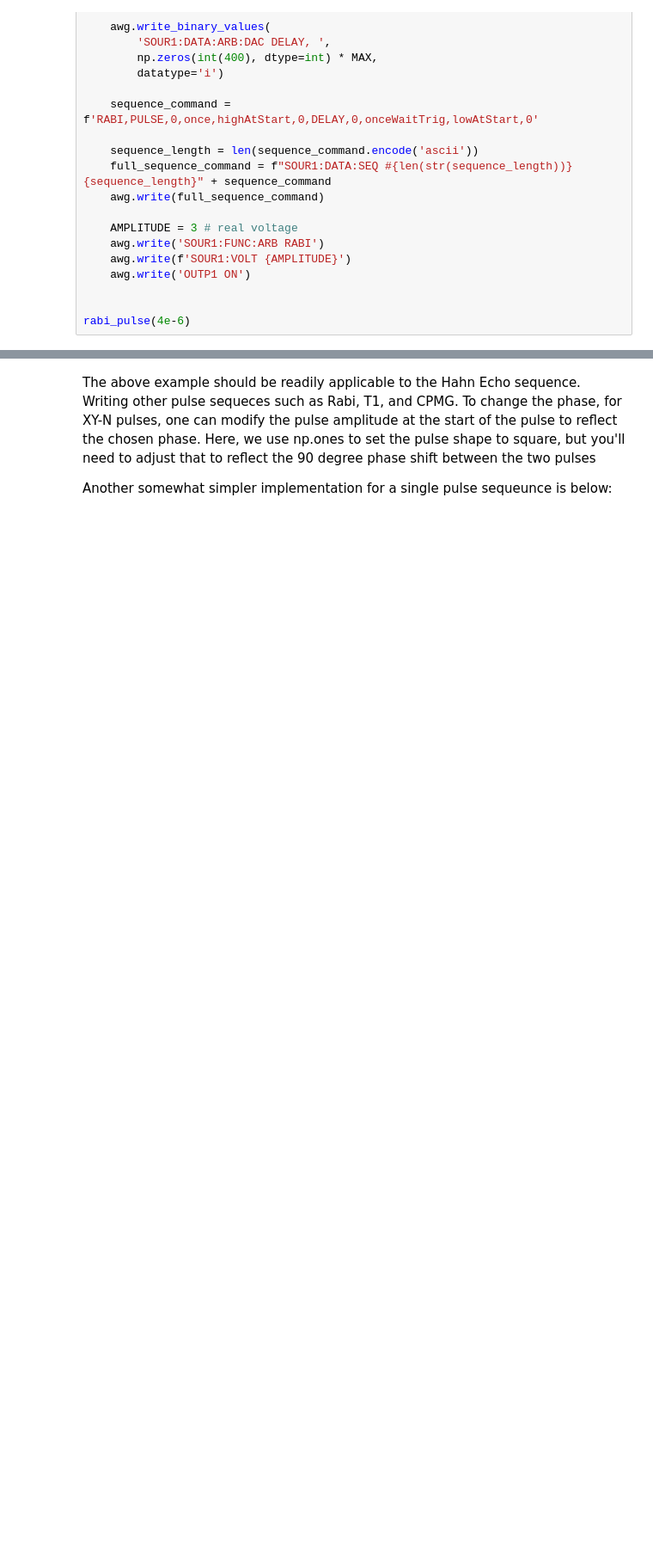
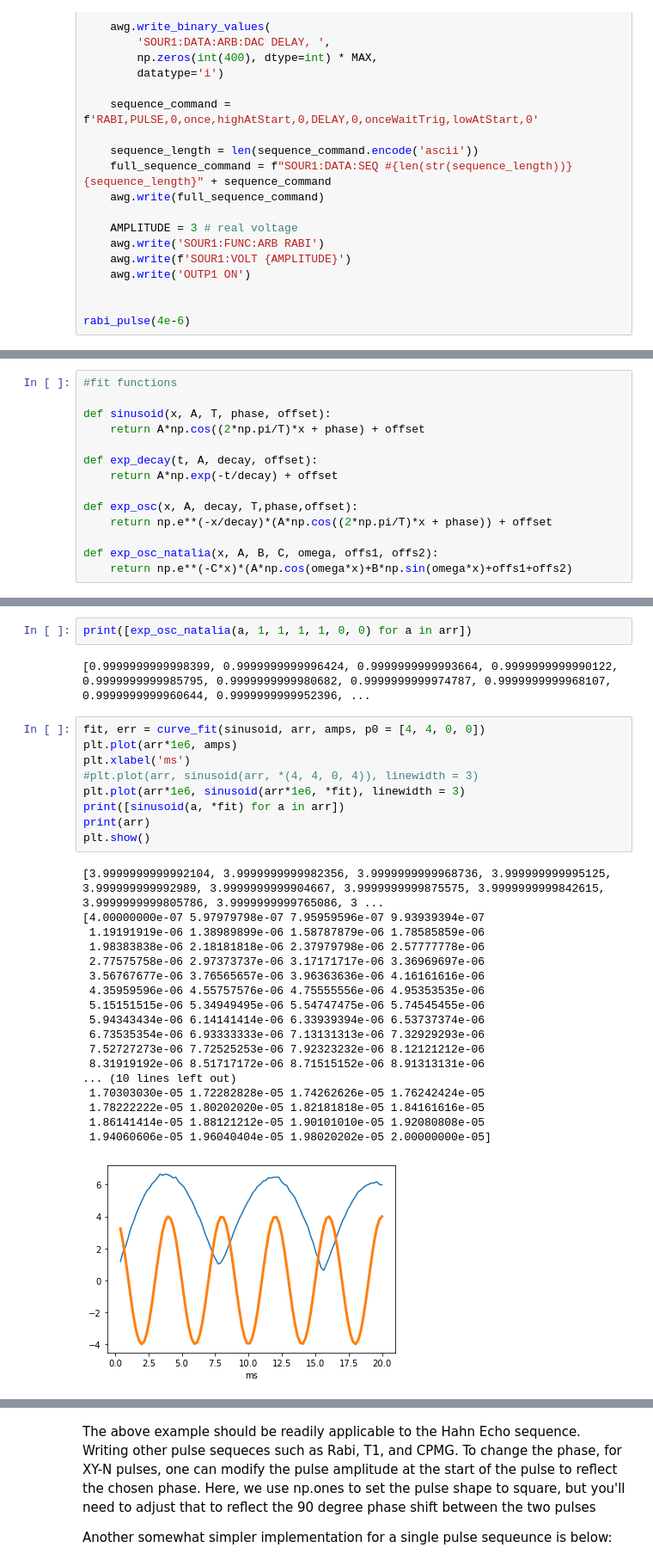
Before and after one commit to 314152718/NMR, a Jupyter notebook: NMR_SampleCode_New.ipynb, the cells around one changed output, grey strips where cells are left out. Shown: that part at 86% size. Drawn from its saved outputs; the diff is of its cells as text; blank space fills up the shorter version.

```diff
--- a/NMR_SampleCode_New.ipynb
+++ b/NMR_SampleCode_New.ipynb
@@ -248,0 +255,14 @@ KeyboardInterrupt:
+# %%
+#fit functions
+
+def sinusoid(x, A, T, phase, offset):
+    return A*np.cos((2*np.pi/T)*x + phase) + offset
+
+def exp_decay(t, A, decay, offset):
+    return A*np.exp(-t/decay) + offset
+
+def exp_osc(x, A, decay, T,phase,offset):
+    return np.e**(-x/decay)*(A*np.cos((2*np.pi/T)*x + phase)) + offset
+
+def exp_osc_natalia(x, A, B, C, omega, offs1, offs2):
+    return np.e**(-C*x)*(A*np.cos(omega*x)+B*np.sin(omega*x)+offs1+offs2)
@@ -248,0 +273,32 @@ KeyboardInterrupt:
+# %%
+print([exp_osc_natalia(a, 1, 1, 1, 1, 0, 0) for a in arr])
+# %% [output]
+[0.9999999999998399, 0.9999999999996424, 0.9999999999993664, 0.9999999999990122, 0.9999999999985795, 0.9999999999980682, 0.9999999999974787, 0.9999999999968107, 0.9999999999960644, 0.9999999999952396, ...
+# %%
+fit, err = curve_fit(sinusoid, arr, amps, p0 = [4, 4, 0, 0])
+plt.plot(arr*1e6, amps)
+plt.xlabel('ms')
+#plt.plot(arr, sinusoid(arr, *(4, 4, 0, 4)), linewidth = 3)
+plt.plot(arr*1e6, sinusoid(arr*1e6, *fit), linewidth = 3)
+print([sinusoid(a, *fit) for a in arr])
+print(arr)
+plt.show()
+# %% [output]
+[3.9999999999992104, 3.9999999999982356, 3.9999999999968736, 3.999999999995125, 3.999999999992989, 3.9999999999904667, 3.9999999999875575, 3.9999999999842615, 3.9999999999805786, 3.9999999999765086, 3 ...
+[4.00000000e-07 5.97979798e-07 7.95959596e-07 9.93939394e-07
+ 1.19191919e-06 1.38989899e-06 1.58787879e-06 1.78585859e-06
+ 1.98383838e-06 2.18181818e-06 2.37979798e-06 2.57777778e-06
+ 2.77575758e-06 2.97373737e-06 3.17171717e-06 3.36969697e-06
+ 3.56767677e-06 3.76565657e-06 3.96363636e-06 4.16161616e-06
+ 4.35959596e-06 4.55757576e-06 4.75555556e-06 4.95353535e-06
+ 5.15151515e-06 5.34949495e-06 5.54747475e-06 5.74545455e-06
+ 5.94343434e-06 6.14141414e-06 6.33939394e-06 6.53737374e-06
+ 6.73535354e-06 6.93333333e-06 7.13131313e-06 7.32929293e-06
+ 7.52727273e-06 7.72525253e-06 7.92323232e-06 8.12121212e-06
+ 8.31919192e-06 8.51717172e-06 8.71515152e-06 8.91313131e-06
+... (10 lines left out)
+ 1.70303030e-05 1.72282828e-05 1.74262626e-05 1.76242424e-05
+ 1.78222222e-05 1.80202020e-05 1.82181818e-05 1.84161616e-05
+ 1.86141414e-05 1.88121212e-05 1.90101010e-05 1.92080808e-05
+ 1.94060606e-05 1.96040404e-05 1.98020202e-05 2.00000000e-05]
+[figure, added]
```
Also changed, not shown: parts of 9 cells of this notebook, 1 other file.
